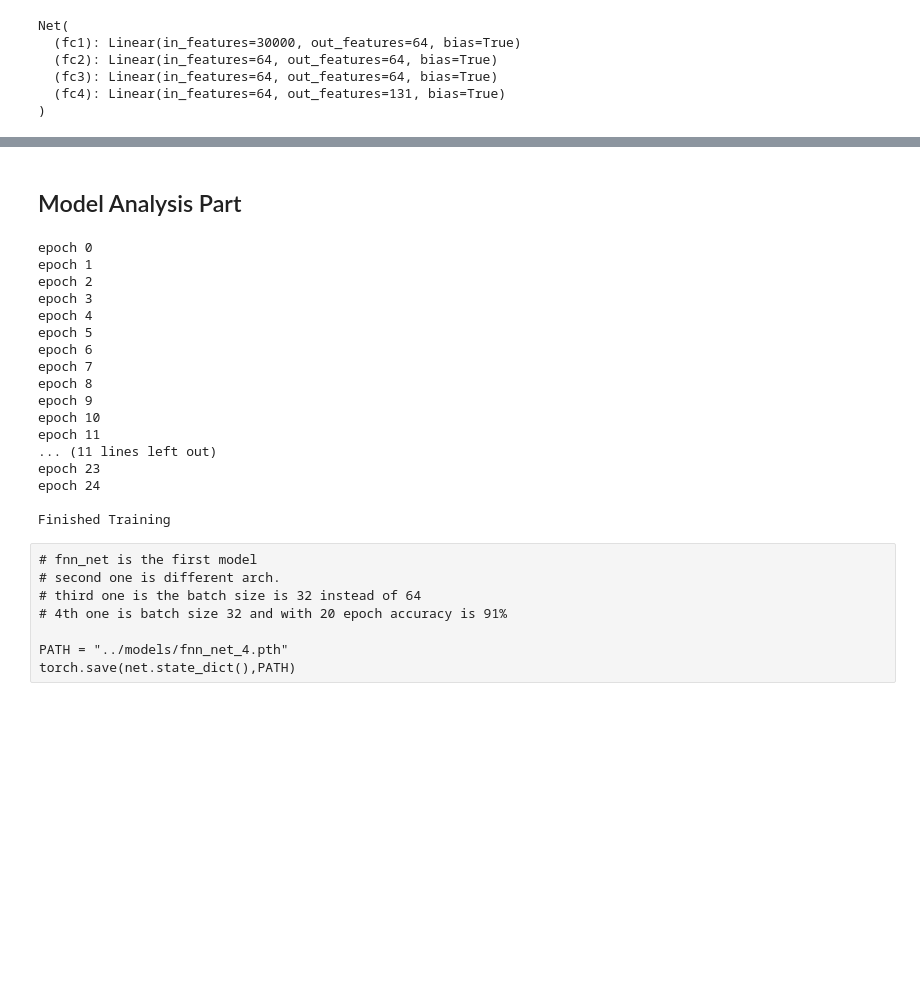
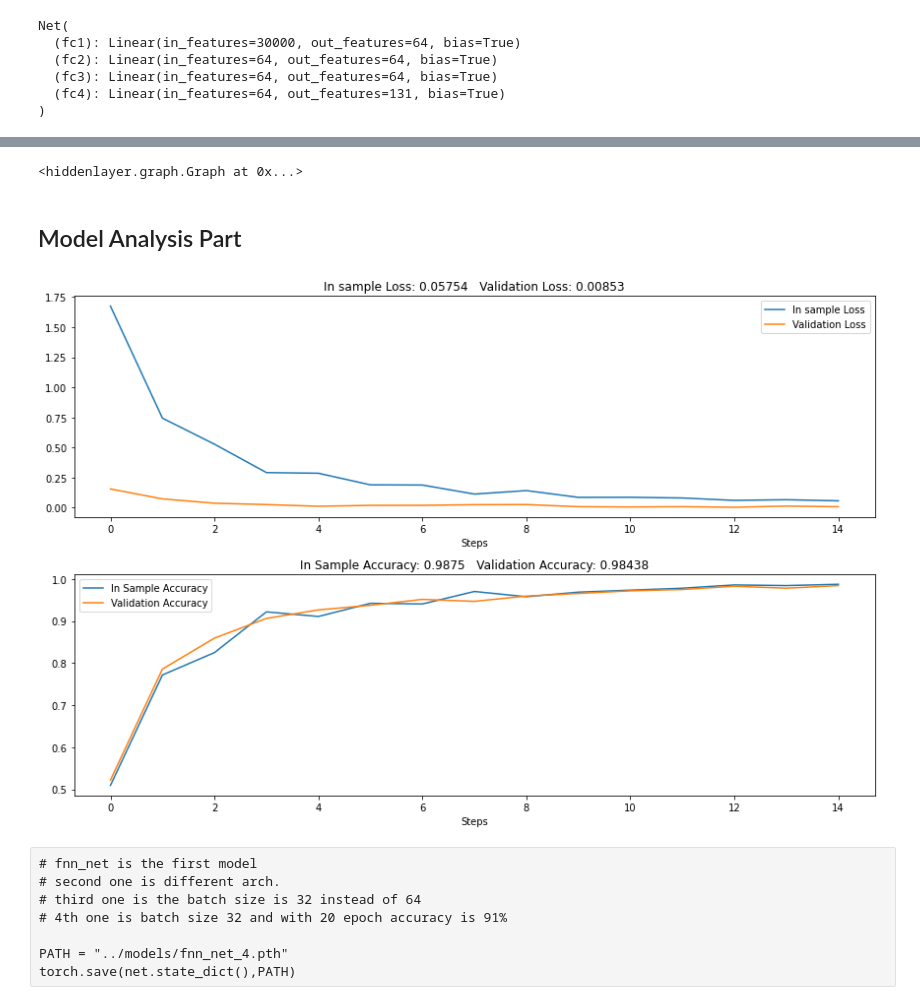
Before and after one commit to demirbilek95/sml_project, a Jupyter notebook: src/02-Model_Analysis.ipynb, the cells around one changed output, grey strips where cells are left out. Saved outputs shown, nothing was run; the diff lists cells and outputs as text; code cells hidden in the pictures; blank space fills up the shorter version.

```diff
--- a/src/02-Model_Analysis.ipynb
+++ b/src/02-Model_Analysis.ipynb
@@ -244,3 +251,8 @@ Net(
+# %%
+inputs, classes = next(iter(train_loader))
+hl.build_graph(net, inputs.view(-1,3*100*100))
+# %% [output]
+<hiddenlayer.graph.Graph at 0x...>
 # %%
 # move network to GPU
 net = Net().to(device)
@@ -248,6 +260,12 @@ criterion = nn.CrossEntropyLoss()
 optimizer = optim.SGD(net.parameters(), lr=0.001, momentum=0.7)
 # %% [markdown]
 ## Model Analysis Part
+# %%
+# A History object to store metrics
+history1 = hl.History()
+
+# A Canvas object to draw the metrics
+canvas1 = hl.Canvas()
 # %%
 # let's train the network
 def train(net):
@@ -275,64 +293,61 @@ def train(net):
                 # in sample accuracy calculation
                 _, predicted = torch.max(outputs, 1)
                 a = predicted == labels
                 correct += np.count_nonzero(a.cpu())
                 total += len(a)
 
+                # validaion accuracy calculation
+                val_data = next(iter(valid_loader))
+                val_inputs, val_labels = val_data[0].to(device), val_data[1].to(device)
+                val_outputs = net(val_inputs.view(-1,3*100*100))
+                _, val_predicted = torch.max(val_outputs, 1)
+                b = val_predicted == val_labels
+                val_cor += np.count_nonzero(b.cpu())
+                val_tot += len(b)
+
+                #print("Validation accuracy",val_cor/val_tot)
+
                 loss = criterion(outputs, labels)
                 loss.backward()
                 optimizer.step()
 
-                # print statistics
                 running_loss += loss.item()
 
-                if i % 5 == 4 :    # print every 100 mini-batches
-                    val_data = next(iter(train_loader))
-                    val_inputs, val_labels = val_data[0].to(device), val_data[1].to(device)
+                val_loss = criterion(val_outputs, val_labels)
+                val_loss += val_loss.item()
 
-                    val_outputs = net(val_inputs.view(-1,3*100*100))
-
-                    # in sample accuracy calculation
-                    _, val_predicted = torch.max(val_outputs, 1)
-                    b = val_predicted == val_labels
-                    val_cor += np.count_nonzero(a.cpu())
-                    val_tot += len(b)
-                    val_loss = criterion(val_outputs, val_labels)
-                    val_loss += val_loss.item()
+                if i % 20 == 0 :    # print every 50 mini-batches
 
                     #print('[%d, %5d] loss: %.3f, in sample accuracy: %.3f, val_loss: %.3f, val accuracy : %.3f' %(epoch, i + 1, running_loss / 5, correct/total,
                     #                                                       val_loss / 5, val_cor/val_tot))
 
-                    f.write(f"{float(correct/total)},{float(running_loss / 5)},{float(val_cor/val_tot)},{float(val_loss / 5)}\n")
+                    f.write(f"{float(correct/total)},{float(running_loss / 20)},{float(val_cor/val_tot)},{float(val_loss / 20)}\n")
+
+                    # Store metrics in the history object
+                    history1.log(epoch, in_loss=round(float(running_loss/20),5), accuracy=round(correct/total,5),
+                                 v_loss=round(float(val_loss/20),5),val_accuracy=round(val_cor/val_tot,5))
+
+                    with canvas1:
+                        canvas1.draw_plot([history1["in_loss"], history1["v_loss"]],
+                              labels=["In sample Loss", "Validation Loss"])
+                        canvas1.draw_plot([history1["accuracy"], history1["val_accuracy"]],
+                              labels=["In Sample Accuracy", "Validation Accuracy"])
+
+                    time.sleep(0.1)
 
                     running_loss = 0.0
                     correct = 0
                     total = 0
 
                     val_loss = 0.0
                     val_cor = 0
                     val_tot = 0
 
         print('Finished Training')
 
 train(net)
 # %% [output]
-epoch 0
-epoch 1
-epoch 2
-epoch 3
-epoch 4
-epoch 5
-epoch 6
-epoch 7
-epoch 8
-epoch 9
-epoch 10
-epoch 11
-... (11 lines left out)
-epoch 23
-epoch 24
-
-Finished Training
+[figure, added]
 # %% [raw]
 # fnn_net is the first model
 # second one is different arch.
```
Also changed, not shown: parts of 10 cells of this notebook, 3 other files.
